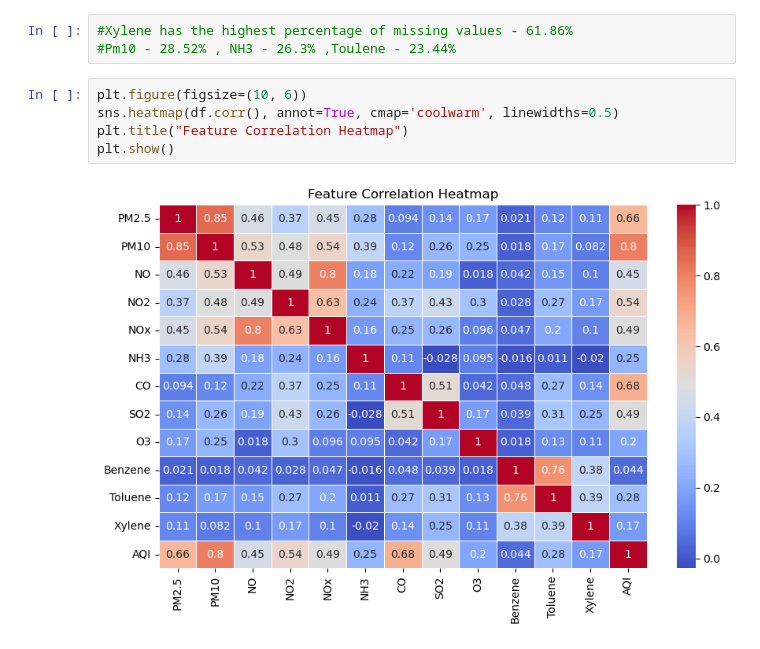
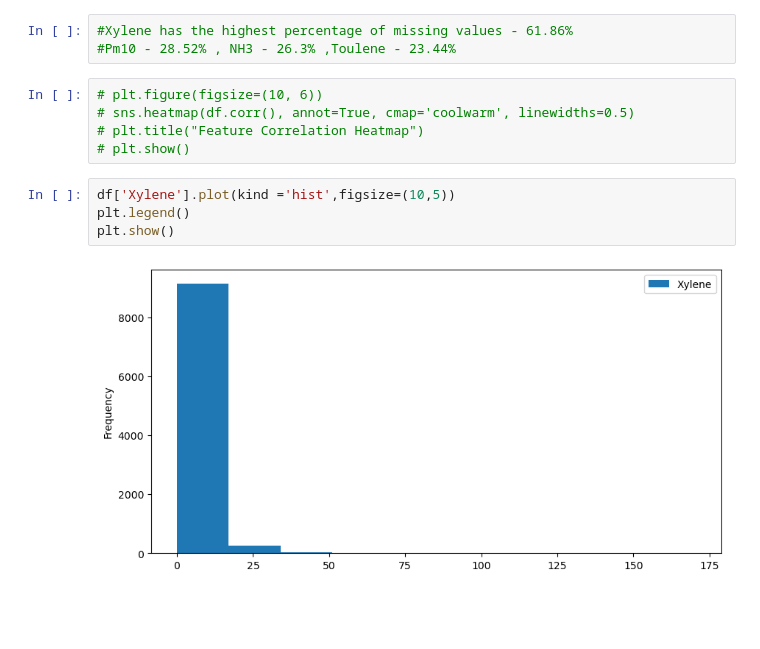
Before and after one commit to Kanav-Dogra/AQI-Prediction-Model, a Jupyter notebook: AQIPredictionmodel.ipynb, the cells around one changed output. Saved outputs shown, nothing was run; the diff lists cells and outputs as text; blank space fills up the shorter version.

```diff
--- a/AQIPredictionmodel.ipynb
+++ b/AQIPredictionmodel.ipynb
@@ -145,9 +145,13 @@ dtype: float64
 #Xylene has the highest percentage of missing values - 61.86%
 #Pm10 - 28.52% , NH3 - 26.3% ,Toulene - 23.44%
 # %%
-plt.figure(figsize=(10, 6))
-sns.heatmap(df.corr(), annot=True, cmap='coolwarm', linewidths=0.5)
-plt.title("Feature Correlation Heatmap")
-plt.show()
+# plt.figure(figsize=(10, 6))
+# sns.heatmap(df.corr(), annot=True, cmap='coolwarm', linewidths=0.5)
+# plt.title("Feature Correlation Heatmap")
+# plt.show()
-# %% [output]
-[figure, removed]
+# %%
+df['Xylene'].plot(kind ='hist',figsize=(10,5))
+plt.legend()
+plt.show()
+# %% [output]
+[figure, added]
```
Also changed, not shown: parts of 38 cells of this notebook.
